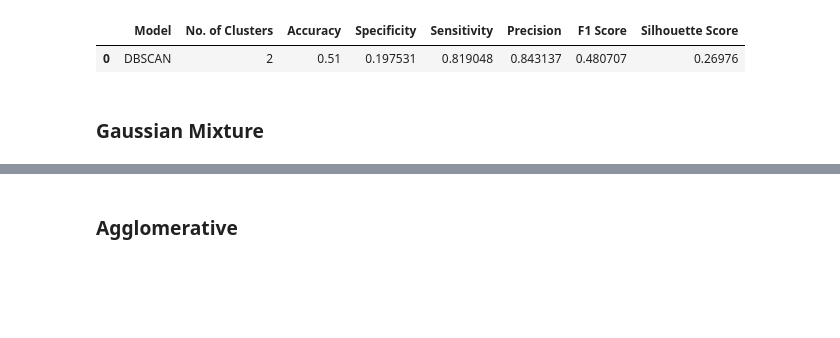
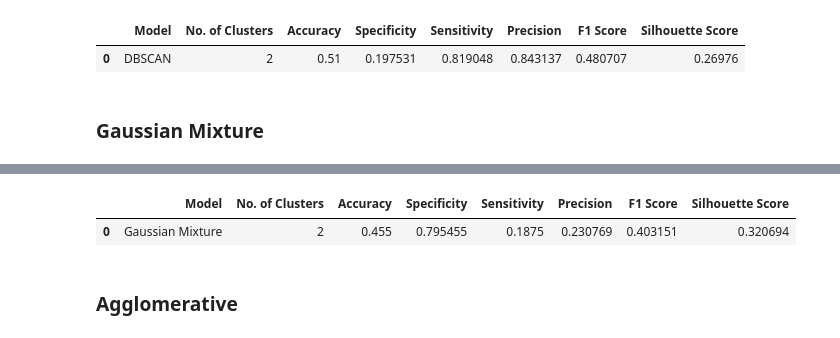
Before and after one commit to abphilip-vit/College7, a Jupyter notebook: T4/T4.ipynb, the cells around one changed output, grey strips where cells are left out. Saved outputs shown, nothing was run; the diff lists cells and outputs as text; code cells hidden in the pictures; blank space fills up the shorter version.

Commit message:
Gaussian Mixture added

```diff
--- a/T4/T4.ipynb
+++ b/T4/T4.ipynb
@@ -781,0 +782,3 @@ allen9.head()
+# %%
+c4 = confusion_matrix(allen9['Gender'],allen9['Cluster'])
+print(c4)
@@ -782,3 +799,17 @@ allen9.head()
+# %%
+allen19 = pd.DataFrame({
+        'Model':'Gaussian Mixture',
+        'No. of Clusters':["2"],
+        'Accuracy':[(c4[0,0]+c4[1,1])/sum(sum(c4))],
+        'Specificity':[c4[1,1]/(c4[1,0]+c4[1,1])],
+        'Sensitivity':[c4[0,0]/(c4[0,0]+c4[0,1])],
+        'Precision':[c4[0,0]/(c4[0,0]+c4[1,1])],
+        'F1 Score':[f1_score(allen9['Gender'],allen9['Cluster'],average='weighted')],
+        'Silhouette Score':[silhouette_score(allen.drop(['CustomerID', 'Gender'],axis=1), model9.fit_predict(allen.drop(['CustomerID', 'Gender'], axis=1)))]})
+allen19.head()
+# %% [output]
+|  | Model | No. of Clusters | Accuracy | Specificity | Sensitivity | Precision | F1 Score | Silhouette Score |
+| 0 | Gaussian Mixture | 2 | 0.455 | 0.795455 | 0.1875 | 0.230769 | 0.403151 | 0.320694 |
 # %% [markdown]
 ### Agglomerative
 # %%
```
Also changed, not shown: parts of 3 cells of this notebook.
